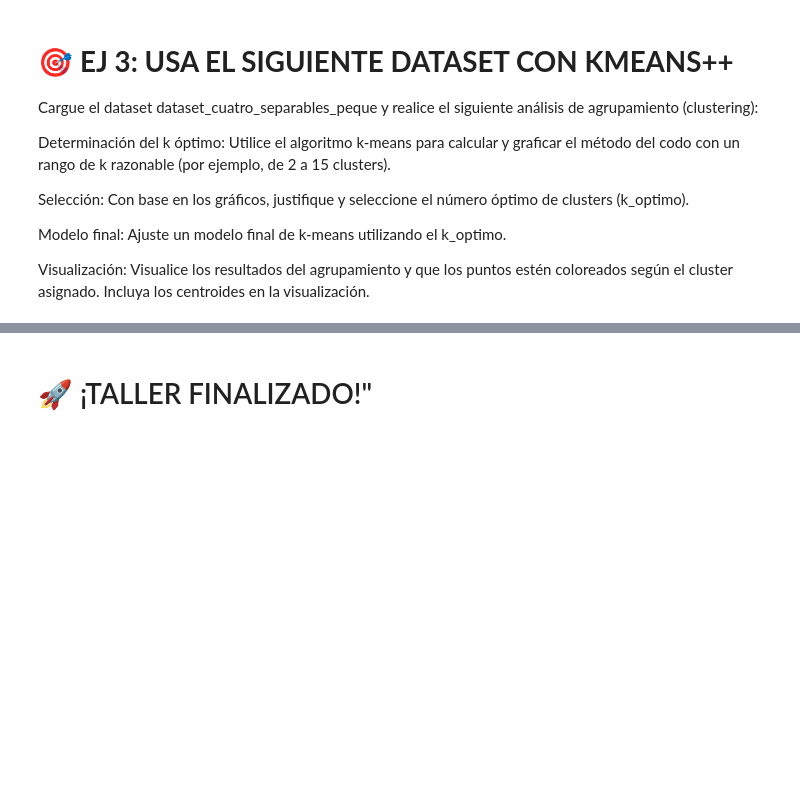
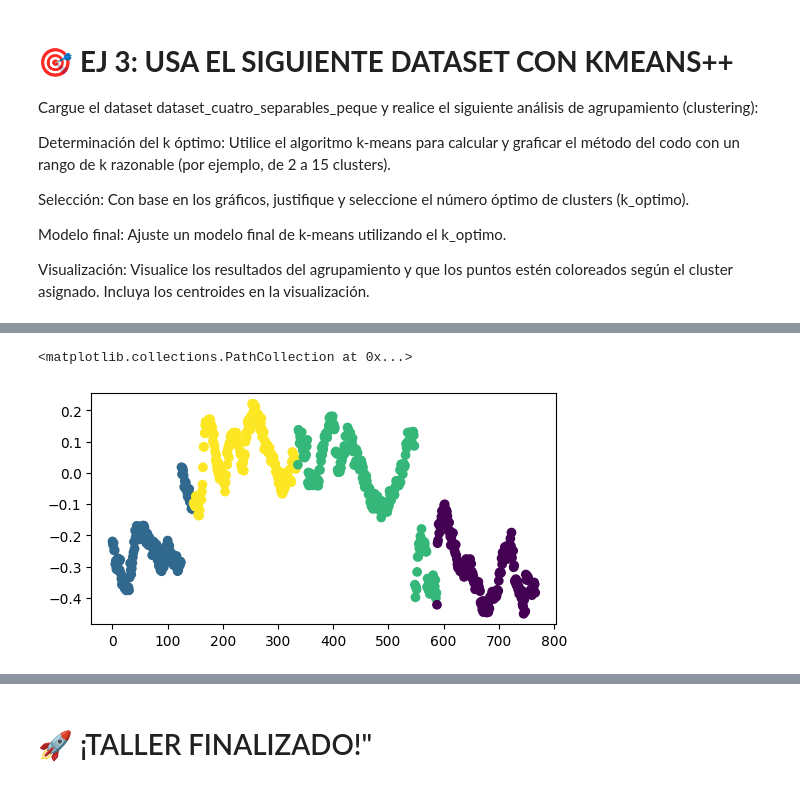
Before and after one commit to SandraNavarrete-docente/aprendizaje-automatico-252601, a Jupyter notebook: 04-MODELOS-NO-SUPERVISADOS/4_3_Métodos_de_clustering_basados_en_particiones_V2.ipynb, the cells around one changed output, grey strips where cells are left out. Cells and saved outputs as stored; diff of their text form; code cells hidden in the pictures; blank space fills up the shorter version.

```diff
--- a/04-MODELOS-NO-SUPERVISADOS/4_3_Métodos_de_clustering_basados_en_particiones_V2.ipynb
+++ b/04-MODELOS-NO-SUPERVISADOS/4_3_Métodos_de_clustering_basados_en_particiones_V2.ipynb
@@ -311,0 +358,7 @@ ax.scatter(Dx[:,0],Dx[:,1], c=Dy)
+# %%
+Dyp = paso2_asigna_puntos(Dx, cDx)
+fig, ax = plt.subplots(figsize=(6,3))
+ax.scatter(Dx[:,0],Dx[:,1], c=Dyp)
+# %% [output]
+<matplotlib.collections.PathCollection at 0x...>
+[figure, added]
```
Also changed, not shown: parts of 23 cells of this notebook.
